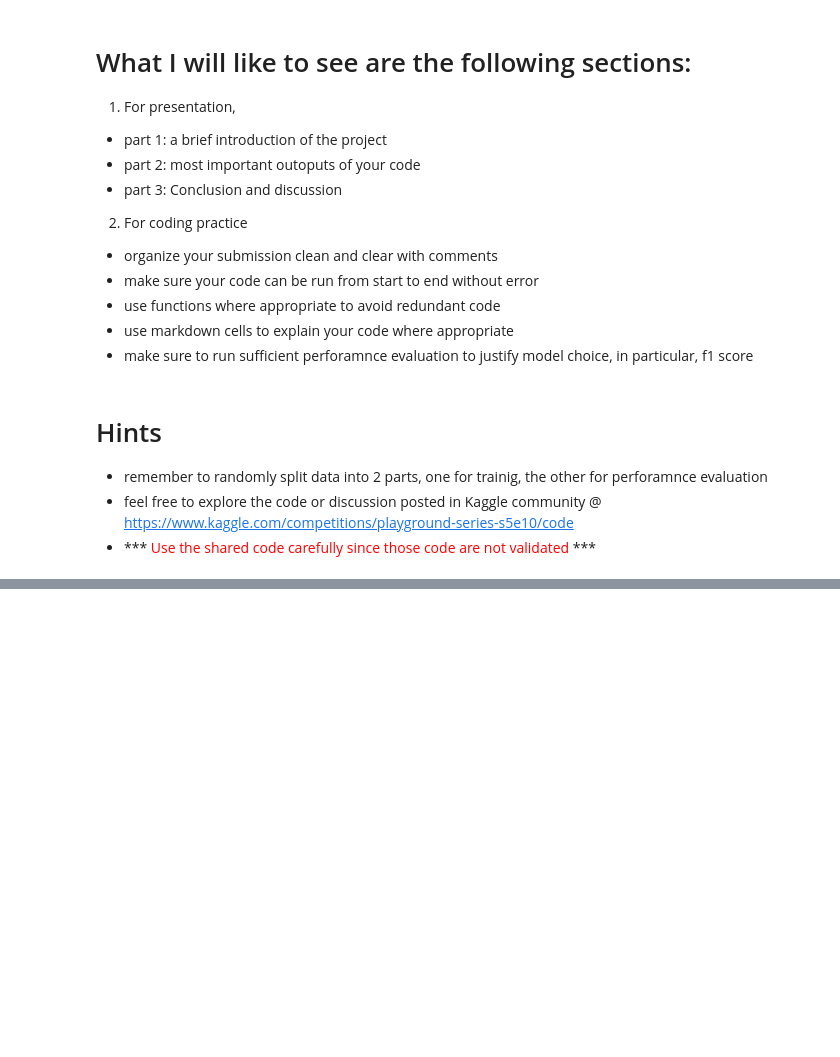
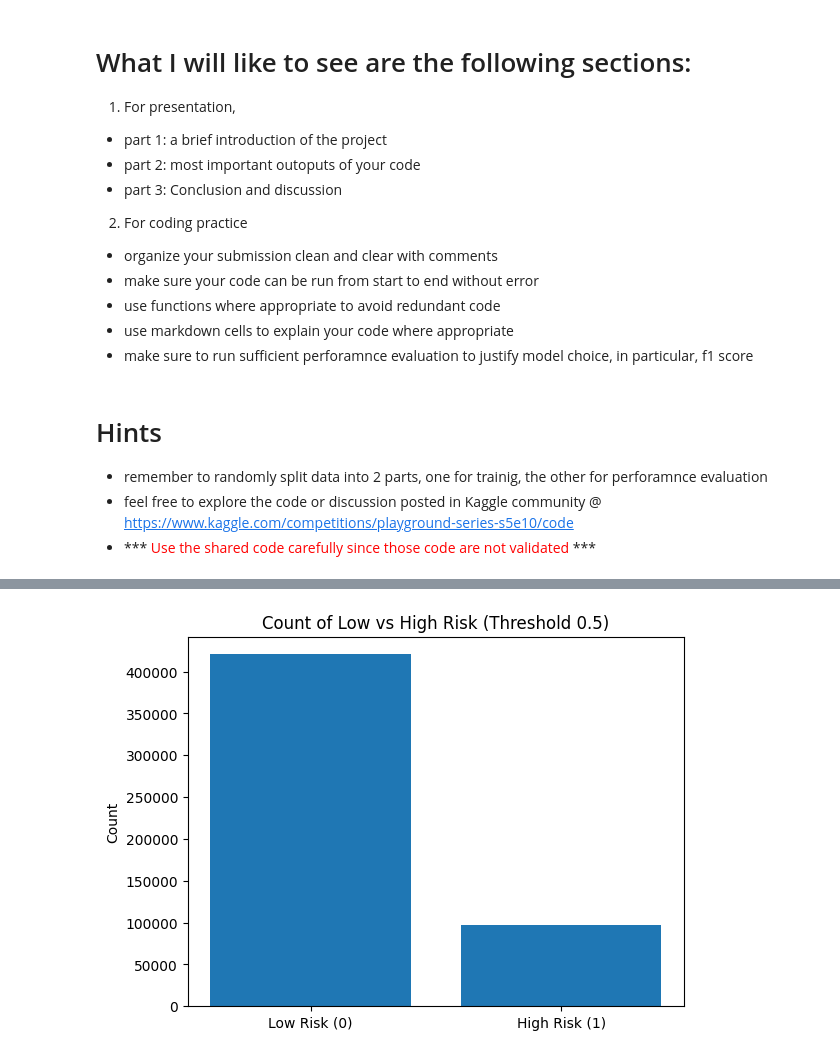
Before and after one commit to Auston-Obsuth/econ_5360_strategic_insights, a Jupyter notebook: grp_prj_1-1 (1).ipynb, the cells around one changed output, grey strips where cells are left out. Cells and saved outputs as stored; diff of their text form; code cells hidden in the pictures; blank space fills up the shorter version.

```diff
--- a/grp_prj_1-1 (1).ipynb
+++ b/grp_prj_1-1 (1).ipynb
@@ -57,0 +219,9 @@ Index(['id', 'road_type', 'num_lanes', 'curvature', 'speed_limit', 'lighting',
+# %%
+binary_labels = (train['accident_risk'] >= 0.5).astype(int)
+
+plt.bar(['Low Risk (0)', 'High Risk (1)'], binary_labels.value_counts().sort_index())
+plt.title("Count of Low vs High Risk (Threshold 0.5)")
+plt.ylabel("Count")
+plt.show()
+# %% [output]
+[figure, added]
```
Also changed, not shown: parts of 16 cells of this notebook.
